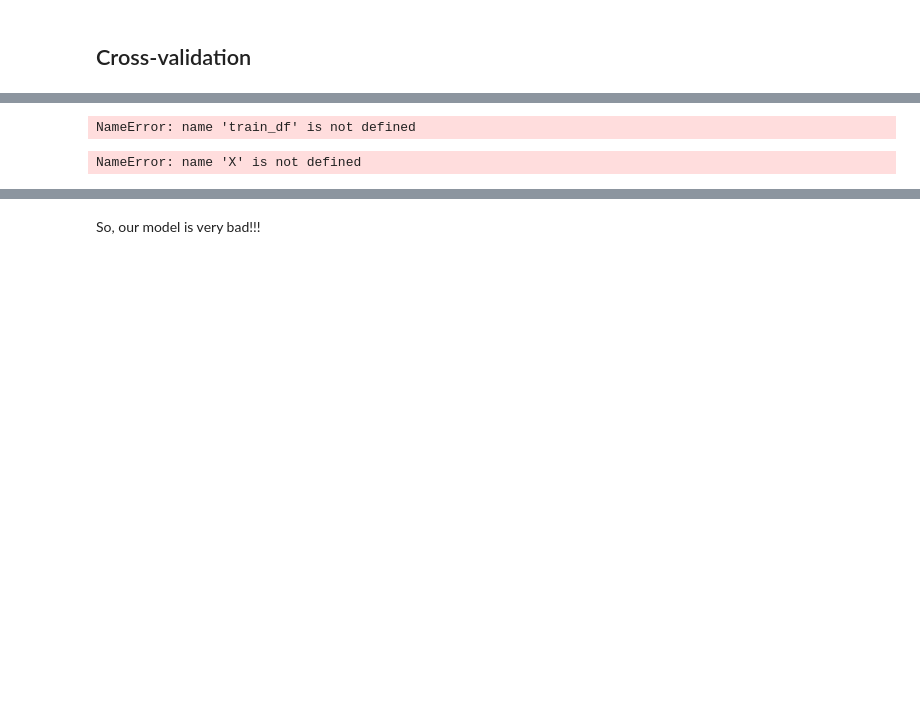
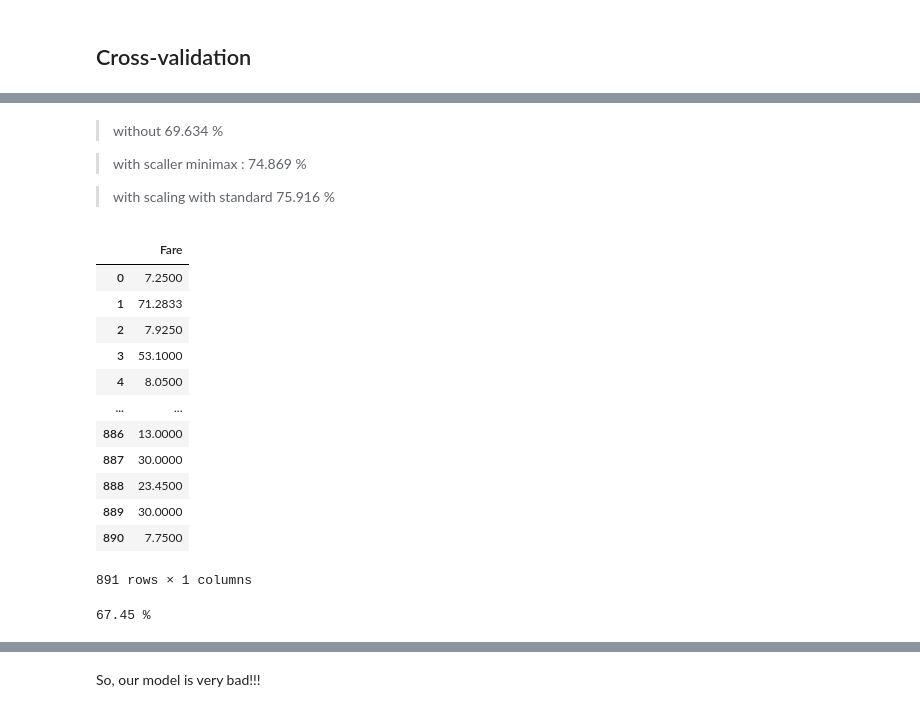
Before and after one commit to berradais/DNA-2021-2022, a Jupyter notebook: 5-Data-Science/Notebook/Titanic_cv_baseline_template.ipynb, the cells around one changed output, grey strips where cells are left out. Drawn from its saved outputs; the diff is of its cells as text; code cells hidden in the pictures; blank space fills up the shorter version.

```diff
--- a/5-Data-Science/Notebook/Titanic_cv_baseline_template.ipynb
+++ b/5-Data-Science/Notebook/Titanic_cv_baseline_template.ipynb
@@ -319,0 +402,6 @@ print(classification_report(y, y_pred, target_names=target_names))
+# %% [markdown]
+> without 69.634 %
+
+> with scaller minimax : 74.869 %
+
+> with scaling with standard 75.916 %
@@ -321,17 +412,39 @@ print(classification_report(y, y_pred, target_names=target_names))
 X = train_df[['Fare']].copy()
 y = train_df['Survived'].copy() # or df.Survived.values
 
-X_test_df = test_df[['Fare']].copy()
+#preprocessing of test
+scl = MinMaxScaler()
+X_train_scaled_minmax = scl.fit_transform(X)
+#X_test_scaled_minmax = scl.fit_transform(X_test_df)
+
+scl = StandardScaler()
+X_train_scaled_std = scl.fit_transform(X)
+#X_test_scaled_std = scl.fit_transform(X_test_df)
-# %% [output]
-NameError: name 'train_df' is not defined
-# %%
-#preprocessing of test
-scl = MinMaxScaler()
-X_train_scaled_minmax = scl.fit_transform(X)
-X_test_scaled_minmax = scl.fit_transform(X_test_df)
-
-scl = StandardScaler()
-X_train_scaled_std = scl.fit_transform(X)
-X_test_scaled_std = scl.fit_transform(X_test_df)
-# %% [output]
-NameError: name 'X' is not defined
+# %%
+d
+# %% [output]
+|  | Fare |
+| 0 | 7.2500 |
+| 1 | 71.2833 |
+| 2 | 7.9250 |
+| 3 | 53.1000 |
+| 4 | 8.0500 |
+| ... | ... |
+| 886 | 13.0000 |
+| 887 | 30.0000 |
+| 888 | 23.4500 |
+| 889 | 30.0000 |
+| 890 | 7.7500 |
+891 rows × 1 columns
+# %%
+
+clf = svm.SVC()
+clf.fit(X_train_scaled_std,y)
+
+#Prediction
+y_pred = clf.predict(X_train_scaled_std)
+
+#Compute the accuracy of our model
+print(round(np.sum(y==y_pred)/len(y)*100,2),"%")
+# %% [output]
+67.45 %
```
Also changed, not shown: parts of 23 cells of this notebook, 1 other file.
